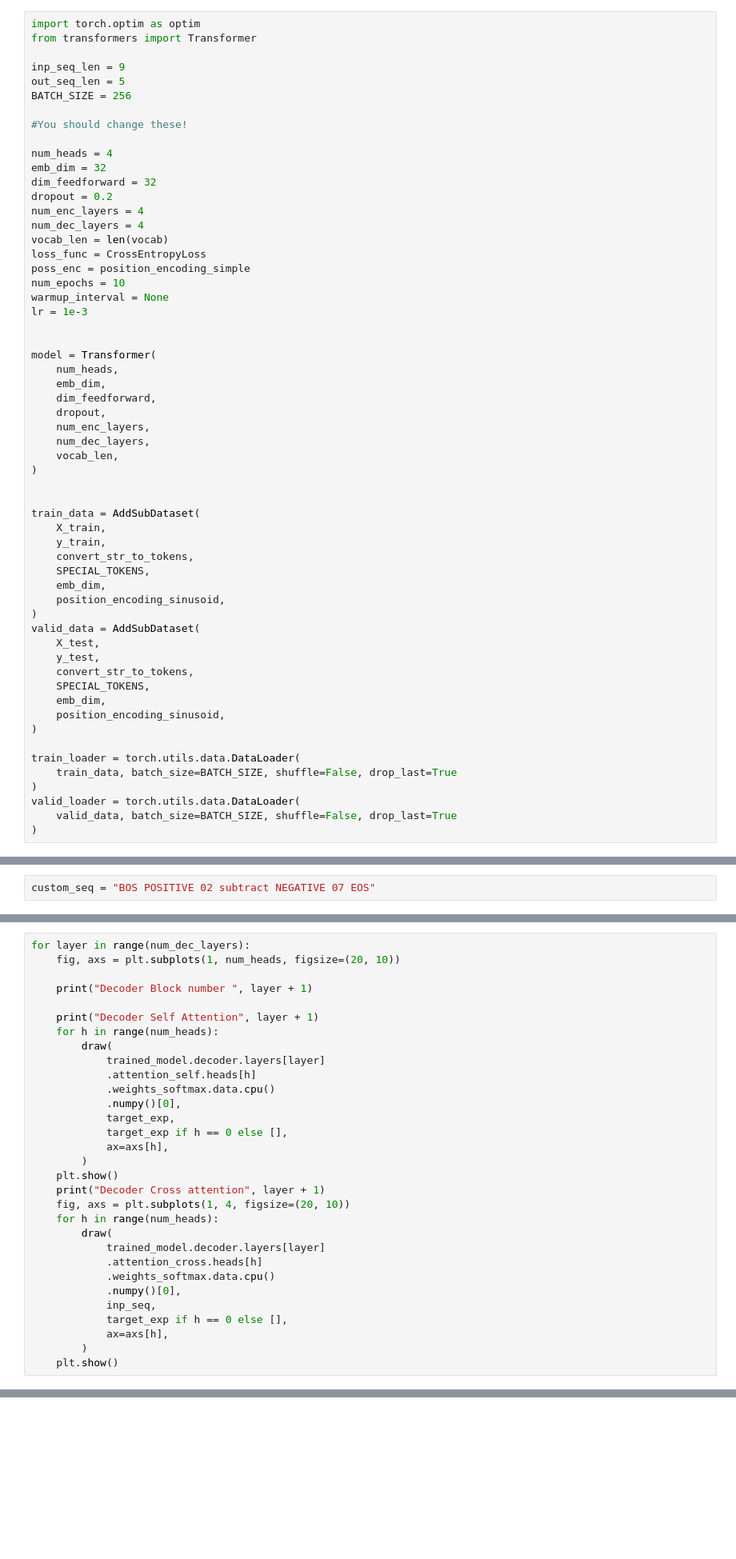
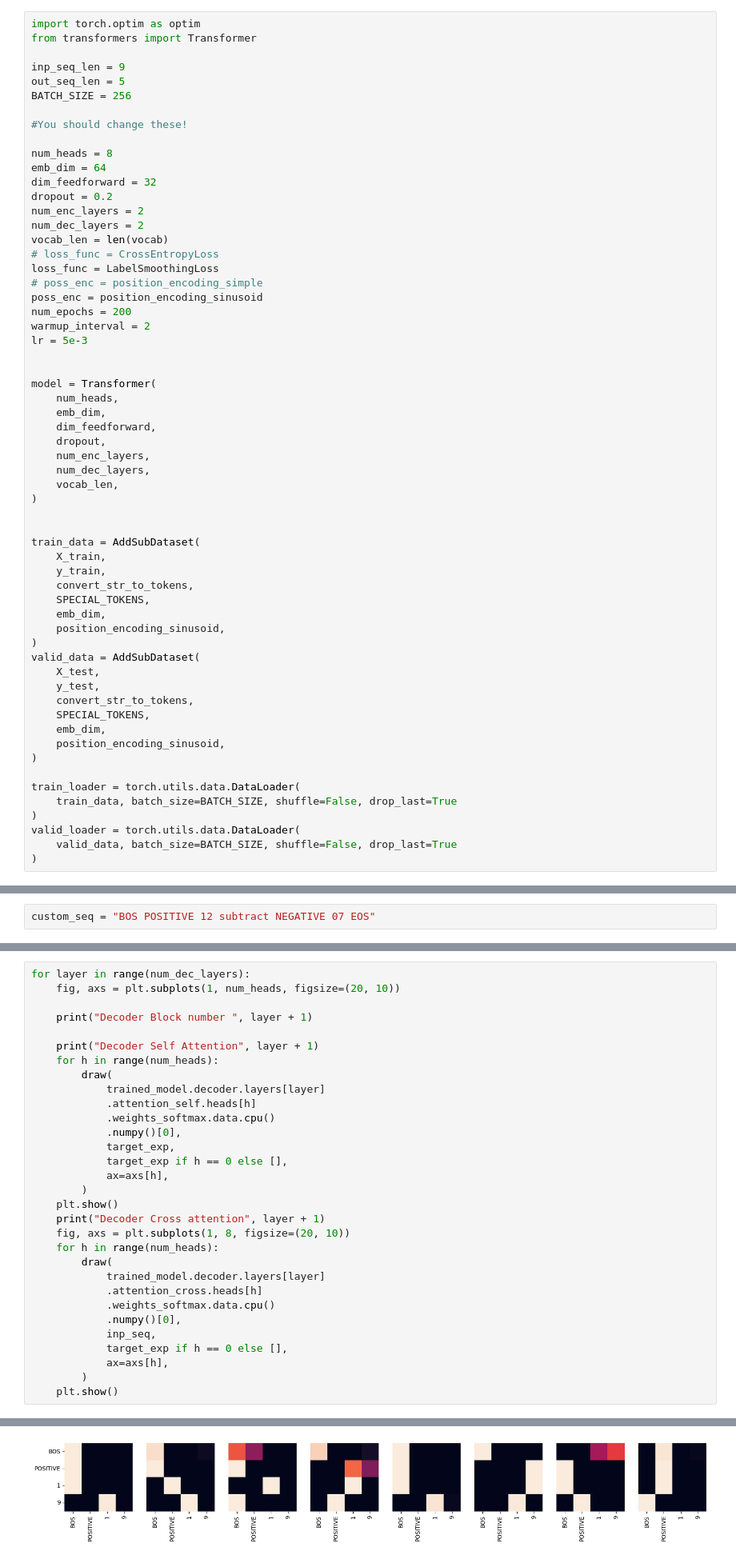
Before and after one commit to ceparazia/DL4CV-Assignments, a Jupyter notebook: A5/Transformers.ipynb, the cells around one changed output, grey strips where cells are left out. Shown at 80% size. Saved outputs shown, nothing was run; the diff lists cells and outputs as text; blank space fills up the shorter version.

```diff
--- a/A5/Transformers.ipynb
+++ b/A5/Transformers.ipynb
@@ -1260,18 +1291,20 @@ BATCH_SIZE = 256
 
 #You should change these!
 
-num_heads = 4
-emb_dim = 32
+num_heads = 8
+emb_dim = 64
 dim_feedforward = 32
 dropout = 0.2
-num_enc_layers = 4
-num_dec_layers = 4
+num_enc_layers = 2
+num_dec_layers = 2
 vocab_len = len(vocab)
-loss_func = CrossEntropyLoss
-poss_enc = position_encoding_simple
-num_epochs = 10
-warmup_interval = None
-lr = 1e-3
+# loss_func = CrossEntropyLoss
+loss_func = LabelSmoothingLoss
+# poss_enc = position_encoding_simple
+poss_enc = position_encoding_sinusoid
+num_epochs = 200
+warmup_interval = 2
+lr = 5e-3
 
 
 model = Transformer(
@@ -1401,7 +1459,7 @@ print(res)
 
 In the cell below, you could feed in an example in the input style, changing the variable `custom_seq`. We have filled a placeholder expression for you, but feel free to change it.
 # %%
-custom_seq = "BOS POSITIVE 02 subtract NEGATIVE 07 EOS"
+custom_seq = "BOS POSITIVE 12 subtract NEGATIVE 07 EOS"
 # %%
 out = prepocess_input_sequence(custom_seq, convert_str_to_tokens, SPECIAL_TOKENS)
 inp_exp = torch.tensor(out).to(DEVICE)
@@ -1464,7 +1529,7 @@ for layer in range(num_dec_layers):
         )
     plt.show()
     print("Decoder Cross attention", layer + 1)
-    fig, axs = plt.subplots(1, 4, figsize=(20, 10))
+    fig, axs = plt.subplots(1, 8, figsize=(20, 10))
     for h in range(num_heads):
         draw(
             trained_model.decoder.layers[layer]
@@ -1476,3 +1541,4 @@ for layer in range(num_dec_layers):
             ax=axs[h],
         )
     plt.show()
+# %% [output]
@@ -1478,0 +1547 @@ for layer in range(num_dec_layers):
+[figure, added]
```
Also changed, not shown: parts of 19 cells of this notebook, 4 other files.
